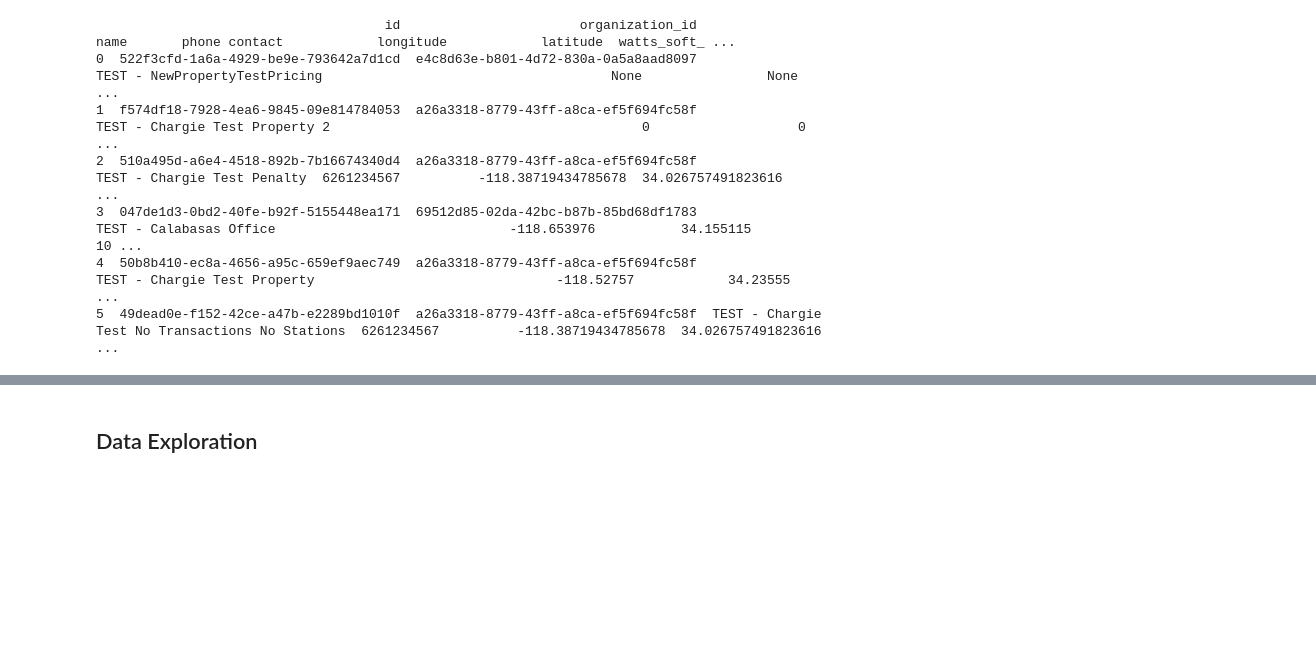
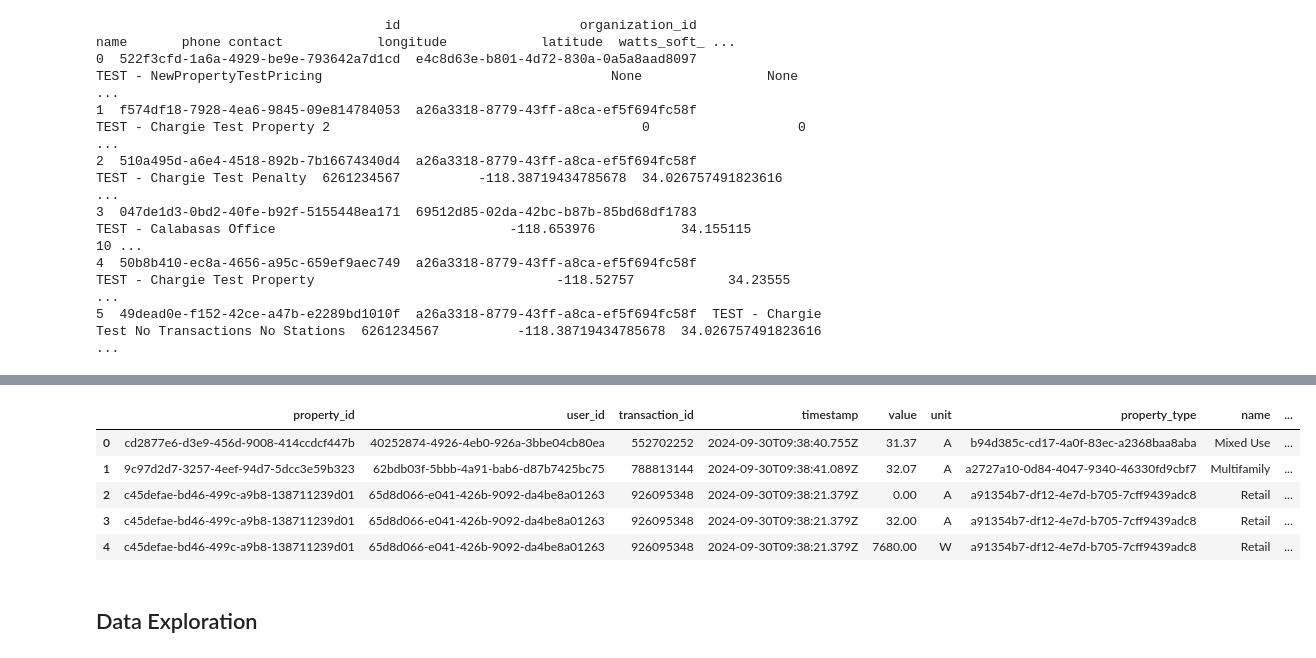
Before and after one commit to davidelgas/DataSciencePortfolio, a Jupyter notebook: OCCP/OCCP.ipynb, the cells around one changed output, grey strips where cells are left out. Cells and saved outputs as stored; diff of their text form; code cells hidden in the pictures; blank space fills up the shorter version.

```diff
--- a/OCCP/OCCP.ipynb
+++ b/OCCP/OCCP.ipynb
@@ -729,5 +549,0 @@ if __name__ == "__main__":
-# %%
-# Normalize column naming
-
-df_prop_type = df_prop_type.rename(columns={'id': 'property_id'})
-df_prop_type = df_prop_type.rename(columns={'name': 'prop_type'})
@@ -829,3 +646,48 @@ df_logs_enriched.info()
+# %%
+# Create a copy of df_logs_exp
+df_logs_metadata = df_logs_exp.copy()
+
+# Left join to append property_type from df_prop
+df_logs_metadata = df_logs_metadata.merge(
+   df_prop[['id', 'property_type']],
+   left_on='property_id',
+   right_on='id',
+   how='left'
+)
+
+# Drop the redundant id column
+df_logs_metadata = df_logs_metadata.drop(columns=['id'])
+
+# Left join to append name from df_prop_type
+df_logs_metadata = df_logs_metadata.merge(
+   df_prop_type[['id', 'name']],
+   left_on='property_type',
+   right_on='id',
+   how='left'
+)
+
+# Drop the redundant id column
+df_logs_metadata = df_logs_metadata.drop(columns=['id'])
+
+# Left join to append Parking Space Count from df_prop_size
+df_logs_metadata = df_logs_metadata.merge(
+   df_prop_size[['id', 'Parking Space Count']],
+   left_on='property_id',
+   right_on='id',
+   how='left'
+)
+
+# Drop the redundant id column
+df_logs_metadata = df_logs_metadata.drop(columns=['id'])
+# %%
+df_logs_metadata.head()
+# %% [output]
+|  | property_id | user_id | transaction_id | timestamp | value | unit | property_type | name | ... |
+| 0 | cd2877e6-d3e9-456d-9008-414ccdcf447b | 40252874-4926-4eb0-926a-3bbe04cb80ea | 552702252 | 2024-09-30T09:38:40.755Z | 31.37 | A | b94d385c-cd17-4a0f-83ec-a2368baa8aba | Mixed Use | ... |
+| 1 | 9c97d2d7-3257-4eef-94d7-5dcc3e59b323 | 62bdb03f-5bbb-4a91-bab6-d87b7425bc75 | 788813144 | 2024-09-30T09:38:41.089Z | 32.07 | A | a2727a10-0d84-4047-9340-46330fd9cbf7 | Multifamily | ... |
+| 2 | c45defae-bd46-499c-a9b8-138711239d01 | 65d8d066-e041-426b-9092-da4be8a01263 | 926095348 | 2024-09-30T09:38:21.379Z | 0.00 | A | a91354b7-df12-4e7d-b705-7cff9439adc8 | Retail | ... |
+| 3 | c45defae-bd46-499c-a9b8-138711239d01 | 65d8d066-e041-426b-9092-da4be8a01263 | 926095348 | 2024-09-30T09:38:21.379Z | 32.00 | A | a91354b7-df12-4e7d-b705-7cff9439adc8 | Retail | ... |
+| 4 | c45defae-bd46-499c-a9b8-138711239d01 | 65d8d066-e041-426b-9092-da4be8a01263 | 926095348 | 2024-09-30T09:38:21.379Z | 7680.00 | W | a91354b7-df12-4e7d-b705-7cff9439adc8 | Retail | ... |
 # %%
 # Remove rows with Null data and convert timestamp to UTC
 import numpy as np
```
Also changed, not shown: parts of 11 cells of this notebook.
